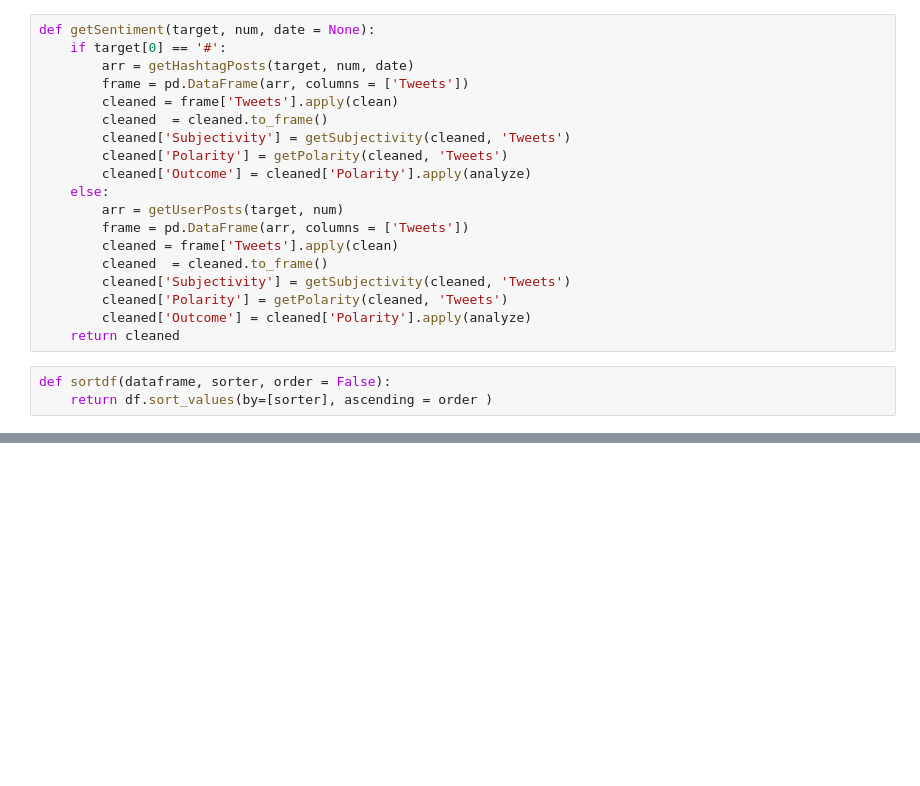
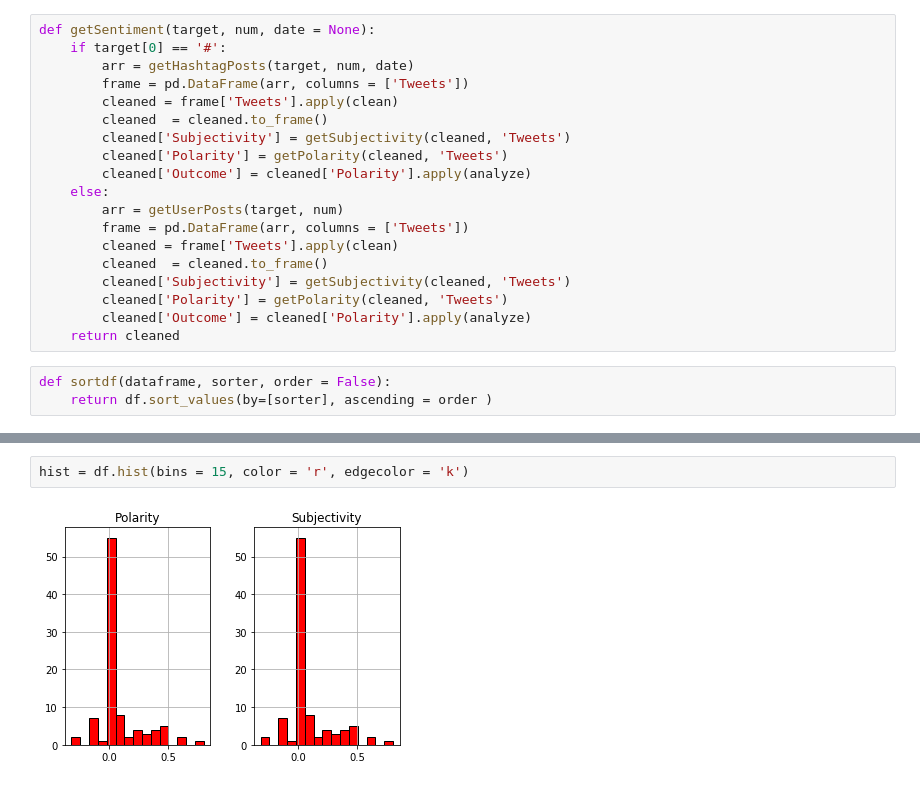
Before and after one commit to ear0/senitments, a Jupyter notebook: sentiment.ipynb, the cells around one changed output, grey strips where cells are left out. Cells and saved outputs as stored; diff of their text form; blank space fills up the shorter version.

```diff
--- a/sentiment.ipynb
+++ b/sentiment.ipynb
@@ -136,0 +164,4 @@ plt.show()
+# %%
+hist = df.hist(bins = 15, color = 'r', edgecolor = 'k')
+# %% [output]
+[figure, added]
```
Also changed, not shown: parts of 11 cells of this notebook.
